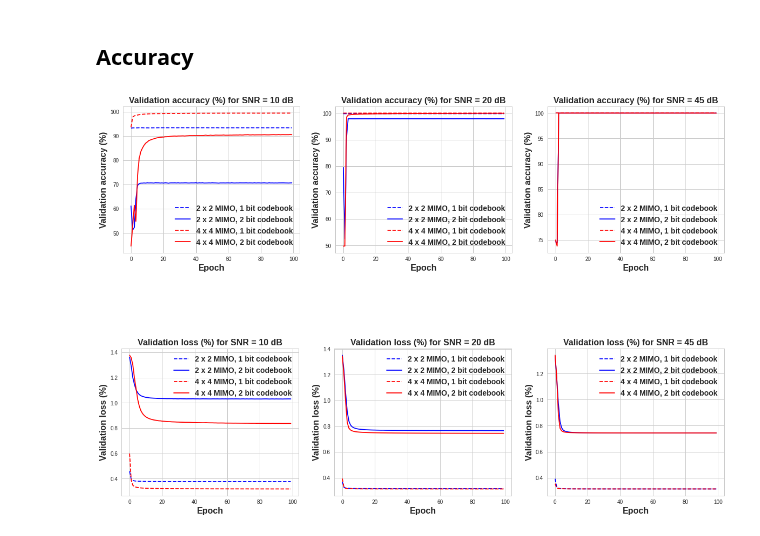
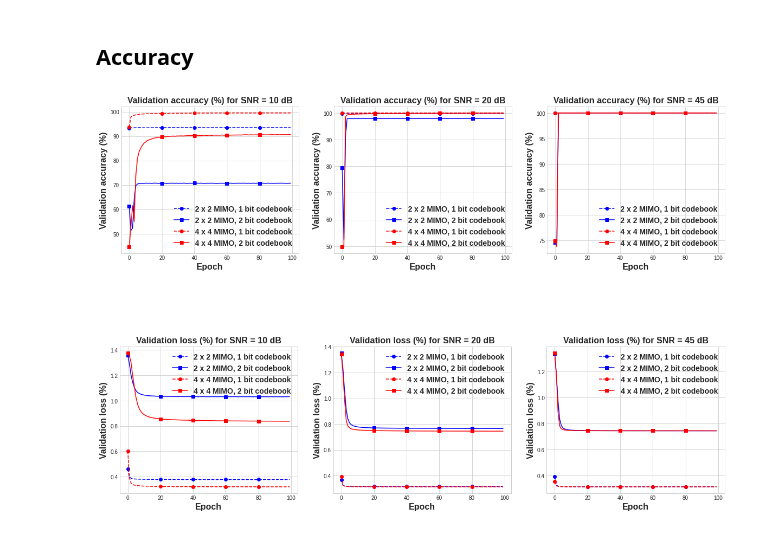
Before and after one commit to akyerr/Phy-Layer-Security-ML, a Jupyter notebook: plots.ipynb, the cells around one changed output. Cells and saved outputs as stored; diff of their text form; code cells hidden in the pictures.

Commit message:
added markers to the plots

```diff
--- a/plots.ipynb
+++ b/plots.ipynb
@@ -35,12 +35,19 @@ for ss in range(len(SNR_dB)):
         for bb in range(len(bit_codebook)):
             if bit_codebook[bb] == 1:
                 style = '--'
+                mark = 'o'
             elif bit_codebook[bb] == 2:
                 style = '-'
+                mark = 's'
 
             xax = range(0, num_epochs)
             yax = validation_accuracy[ss, aa, bb, :]
-            ax[plt_count].plot(xax,yax, color = col, linestyle = style, label = f'{num_ant[aa]} x {num_ant[aa]} MIMO, {bit_codebook[bb]} bit codebook')
+            ax[plt_count].plot(xax,yax,
+                               marker = mark,
+                               markevery = 20,
+                               color = col,
+                               linestyle = style,
+                               label = f'{num_ant[aa]} x {num_ant[aa]} MIMO, {bit_codebook[bb]} bit codebook')
 
             ax[plt_count].set_title(f'Validation accuracy (%) for SNR = {SNR_dB[ss]} dB', fontsize=16, fontweight="bold")
             ax[plt_count].set_xlabel('Epoch', fontsize=16, fontweight="bold")
@@ -52,36 +59,43 @@ for ss in range(len(SNR_dB)):
 plt.savefig('accuracy.png', dpi=300)
 plt.show()
 # %% [output]
-[figure, old version]
+[figure, new version]
 # %% [markdown]
 ##
 # %%
 plt.style.use('seaborn-whitegrid')
 fig, ax = plt.subplots(nrows=1, ncols=len(SNR_dB), figsize=(20,5))
 plt_count = 0
 for ss in range(len(SNR_dB)):
     for aa in range(len(num_ant)):
         if num_ant[aa] == 2:
             col = 'blue'
         elif num_ant[aa] == 4:
             col = 'red'
         for bb in range(len(bit_codebook)):
             if bit_codebook[bb] == 1:
                 style = '--'
+                mark = 'o'
             elif bit_codebook[bb] == 2:
                 style = '-'
+                mark = 's'
             xax = range(0, num_epochs)
             yax = validation_loss[ss, aa, bb, :]
-            ax[plt_count].plot(xax,yax, color = col, linestyle = style, label = f'{num_ant[aa]} x {num_ant[aa]} MIMO, {bit_codebook[bb]} bit codebook')
+            ax[plt_count].plot(xax,yax,
+                               marker = mark,
+                               markevery = 20,
+                               color = col,
+                               linestyle = style,
+                               label = f'{num_ant[aa]} x {num_ant[aa]} MIMO, {bit_codebook[bb]} bit codebook')
 
             ax[plt_count].set_title(f'Validation loss (%) for SNR = {SNR_dB[ss]} dB', fontsize=16, fontweight="bold")
             ax[plt_count].set_xlabel('Epoch', fontsize=16, fontweight="bold")
             ax[plt_count].set_ylabel('Validation loss (%)', fontsize=16, fontweight="bold")
 
     ax[plt_count].legend(prop={"size": 14, "weight": "bold"})
     plt_count += 1
 
 plt.savefig('loss.png', dpi=300)
 plt.show()
 # %% [output]
-[figure, old version]
+[figure, new version]
```
Also changed, not shown: 2 other files.
